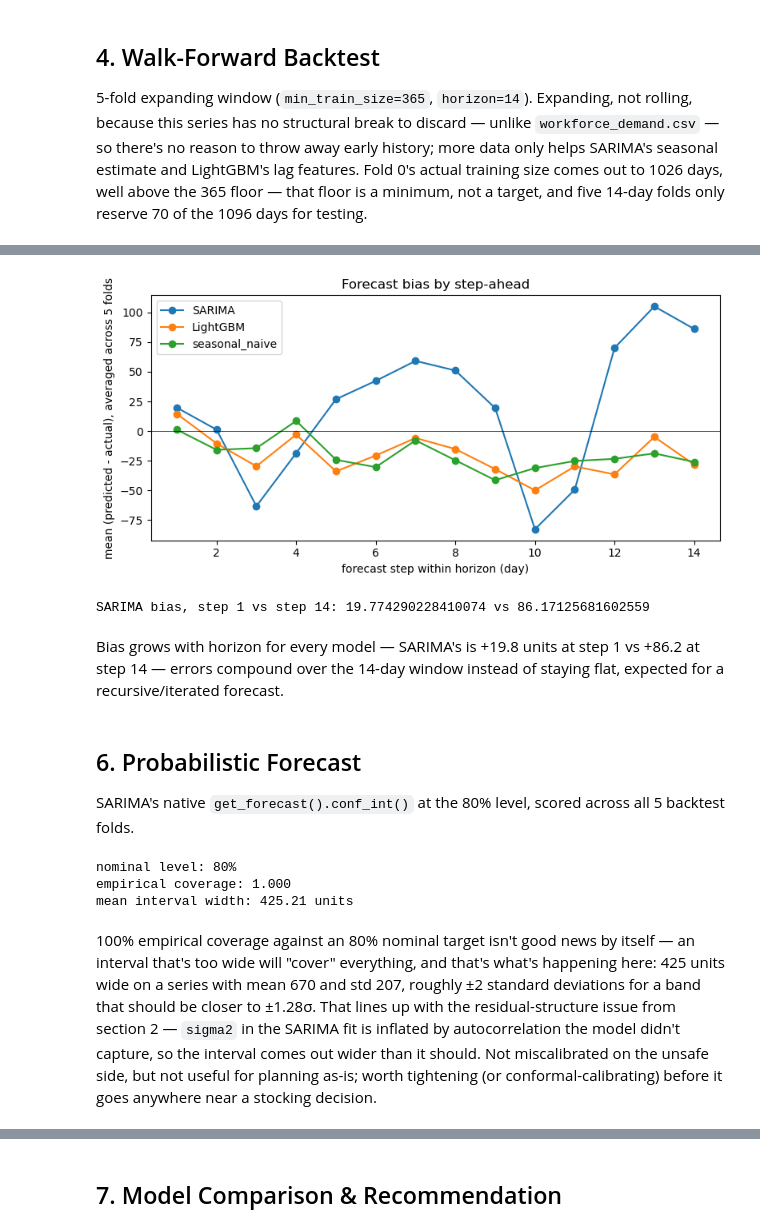
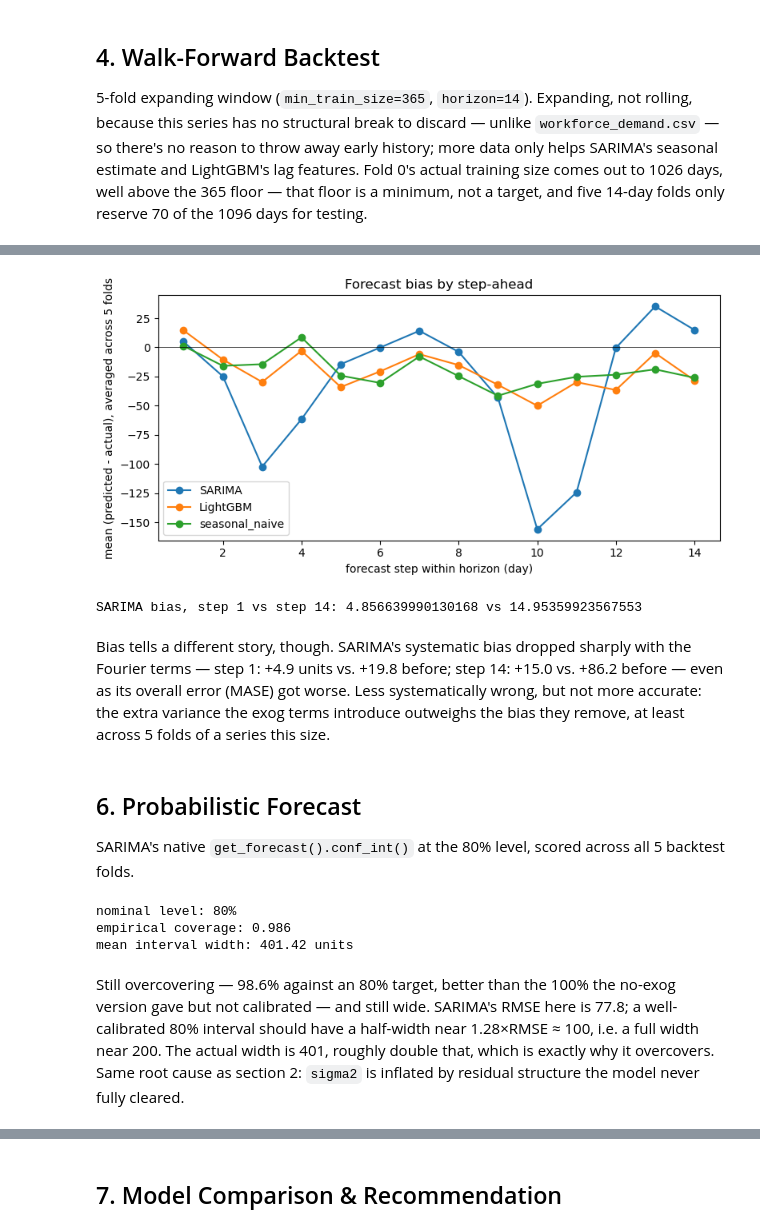
Before and after one commit to manaralbader/retail-demand-forecast, a Jupyter notebook: riyadh-grocery-demand-forecast.ipynb, the cells around one changed output, grey strips where cells are left out. Drawn from its saved outputs; the diff is of its cells as text; code cells hidden in the pictures.

```diff
--- a/riyadh-grocery-demand-forecast.ipynb
+++ b/riyadh-grocery-demand-forecast.ipynb
@@ -319,6 +383,8 @@ FEATURE_COLS = (
 )
 
 def build_features(series: pd.Series) -> pd.DataFrame:
+    """Lag, rolling-window, and calendar features for one series. Every lag/rolling value
+    is shifted so the row for day t never sees day t's own target."""
     f = pd.DataFrame({"y": series})
     for lag in LAG_LIST:
         f[f"lag_{lag}"] = f["y"].shift(lag)
@@ -344,6 +410,7 @@ Every rolling feature is built on `.shift(1)` before the window, so the row for
 import lightgbm as lgb
 
 def train_lgbm(y_train: pd.Series) -> lgb.LGBMRegressor:
+    """Fit a LightGBM regressor on one training series' engineered features."""
     train_feat = build_features(y_train).dropna()
     model = lgb.LGBMRegressor(
         n_estimators=200,
@@ -356,6 +423,8 @@ def train_lgbm(y_train: pd.Series) -> lgb.LGBMRegressor:
     return model
 
 def recursive_forecast(model: lgb.LGBMRegressor, history: pd.Series, horizon: int) -> np.ndarray:
+    """Forecast `horizon` steps by predicting one day at a time and feeding each
+    prediction back into history for the next day's lag/rolling features."""
     history = history.copy()
     preds = []
     for _ in range(horizon):
@@ -396,17 +488,32 @@ demo RMSE: 59.66472798468656
 5-fold expanding window (`min_train_size=365`, `horizon=14`). Expanding, not rolling, because this series has no structural break to discard — unlike `workforce_demand.csv` — so there's no reason to throw away early history; more data only helps SARIMA's seasonal estimate and LightGBM's lag features. Fold 0's actual training size comes out to 1026 days, well above the 365 floor — that floor is a minimum, not a target, and five 14-day folds only reserve 70 of the 1096 days for testing.
 # %%
 splits = expanding_window_splits(n=len(y), n_folds=5, horizon=14, min_train_size=365)
-print(f"{len(splits)} folds; fold 0 train size = {splits[0][0].stop}, last fold test window = {splits[-1][1]}")
+for train_slice, test_slice in splits:
+    assert train_slice.stop <= test_slice.start, "fold leaks test-period rows into training"
+print(f"{len(splits)} folds, verified no fold's training window overlaps its test window")
+print(f"fold 0 train size = {splits[0][0].stop}, last fold test window = {splits[-1][1]}")
 
 def fit_predict_baseline(y_train, horizon):
+    """Backtest adapter: seasonal-naive forecast, period=7."""
     return seasonal_naive_forecast(y_train, horizon, period=7)
 
 def fit_predict_sarima(y_train, horizon):
-    model = SARIMAX(y_train, order=(1, 0, 1), seasonal_order=(1, 0, 0, 7), trend="c")
+    """Backtest adapter: SARIMA(1,0,1)(1,0,0)[7] with annual Fourier exog (see section 2).
+    Expanding window means y_train is always y[:len(y_train)], so dates line up positionally."""
+    dates_train = y.index[:len(y_train)]
+    dates_future = y.index[len(y_train):len(y_train) + horizon]
+    model = SARIMAX(
+        y_train,
+        exog=annual_fourier(dates_train),
+        order=(1, 0, 1),
+        seasonal_order=(1, 0, 0, 7),
+        trend="c",
+    )
     fit = model.fit(disp=False, maxiter=200)
-    return fit.get_forecast(steps=horizon).predicted_mean
+    return fit.get_forecast(steps=horizon, exog=annual_fourier(dates_future)).predicted_mean
 
 def fit_predict_lgbm(y_train, horizon):
+    """Backtest adapter: train_lgbm + recursive_forecast on this fold's y_train."""
     dates = y.index[:len(y_train)]
     series = pd.Series(y_train, index=dates)
     model = train_lgbm(series)
@@ -473,32 +588,34 @@ SARIMA loses to the naive baseline (MASE 0.64 vs 0.52) — consistent with the r
 # %%
 def per_step_bias(results, horizon=14):
+    """Mean (predicted - actual) at each step 1..horizon, averaged across folds —
+    shows whether error grows over the forecast horizon rather than staying flat."""
     step_errors = np.zeros(horizon)
     for r in results:
         step_errors += (r["y_pred"] - r["y_true"])
     return step_errors / len(results)
 
 sarima_bias = per_step_bias(results_sarima)
 lgbm_bias = per_step_bias(results_lgbm)
 naive_bias = per_step_bias(results_baseline)
 
 fig, ax = plt.subplots(figsize=(8, 4))
 ax.plot(range(1, 15), sarima_bias, marker="o", label="SARIMA")
 ax.plot(range(1, 15), lgbm_bias, marker="o", label="LightGBM")
 ax.plot(range(1, 15), naive_bias, marker="o", label="seasonal_naive")
 ax.axhline(0, color="black", linewidth=0.5)
 ax.set_xlabel("forecast step within horizon (day)")
 ax.set_ylabel("mean (predicted - actual), averaged across 5 folds")
 ax.legend()
 ax.set_title("Forecast bias by step-ahead")
 plt.tight_layout()
 plt.show()
 
 print("SARIMA bias, step 1 vs step 14:", sarima_bias[0], "vs", sarima_bias[-1])
 # %% [output]
-[figure, old version]
+[figure, new version]
-SARIMA bias, step 1 vs step 14: 19.774290228410074 vs 86.17125681602559
+SARIMA bias, step 1 vs step 14: 4.856639990130168 vs 14.95359923567553
 # %% [markdown]
-Bias grows with horizon for every model — SARIMA's is +19.8 units at step 1 vs +86.2 at step 14 — errors compound over the 14-day window instead of staying flat, expected for a recursive/iterated forecast.
+Bias tells a different story, though. SARIMA's systematic bias dropped sharply with the Fourier terms — step 1: +4.9 units vs. +19.8 before; step 14: +15.0 vs. +86.2 before — even as its overall error (MASE) got worse. Less systematically wrong, but not more accurate: the extra variance the exog terms introduce outweighs the bias they remove, at least across 5 folds of a series this size.
 # %% [markdown]
 ## 6. Probabilistic Forecast
 
@@ -514,9 +631,15 @@ for train_slice, test_slice in splits:
     y_true_fold = y.values[test_slice]
     horizon = test_slice.stop - test_slice.start
 
-    model = SARIMAX(y_train_fold, order=(1, 0, 1), seasonal_order=(1, 0, 0, 7), trend="c")
+    model = SARIMAX(
+        y_train_fold,
+        exog=annual_fourier(y.index[train_slice]),
+        order=(1, 0, 1),
+        seasonal_order=(1, 0, 0, 7),
+        trend="c",
+    )
     fit = model.fit(disp=False, maxiter=200)
-    ci = fit.get_forecast(steps=horizon).conf_int(alpha=alpha)
+    ci = np.asarray(fit.get_forecast(steps=horizon, exog=annual_fourier(y.index[test_slice])).conf_int(alpha=alpha))
 
     interval_true.append(y_true_fold)
     interval_lower.append(ci[:, 0])
@@ -534,7 +657,7 @@ print(f"empirical coverage: {cov:.3f}")
 print(f"mean interval width: {width:.2f} units")
 # %% [output]
 nominal level: 80%
-empirical coverage: 1.000
-mean interval width: 425.21 units
+empirical coverage: 0.986
+mean interval width: 401.42 units
 # %% [markdown]
-100% empirical coverage against an 80% nominal target isn't good news by itself — an interval that's too wide will "cover" everything, and that's what's happening here: 425 units wide on a series with mean 670 and std 207, roughly ±2 standard deviations for a band that should be closer to ±1.28σ. That lines up with the residual-structure issue from section 2 — `sigma2` in the SARIMA fit is inflated by autocorrelation the model didn't capture, so the interval comes out wider than it should. Not miscalibrated on the unsafe side, but not useful for planning as-is; worth tightening (or conformal-calibrating) before it goes anywhere near a stocking decision.
+Still overcovering — 98.6% against an 80% target, better than the 100% the no-exog version gave but not calibrated — and still wide. SARIMA's RMSE here is 77.8; a well-calibrated 80% interval should have a half-width near 1.28×RMSE ≈ 100, i.e. a full width near 200. The actual width is 401, roughly double that, which is exactly why it overcovers. Same root cause as section 2: `sigma2` is inflated by residual structure the model never fully cleared.
```
Also changed, not shown: parts of 17 cells of this notebook.
